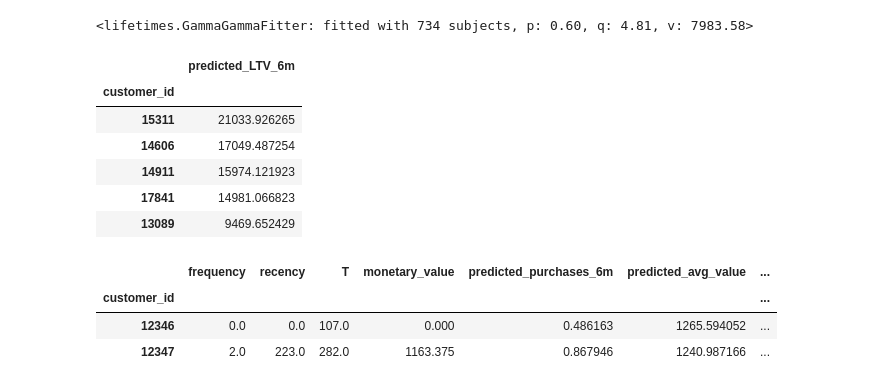
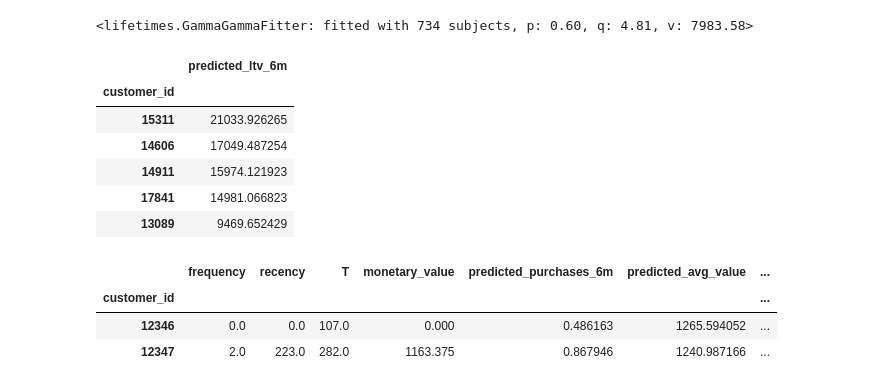
Before and after one commit to CGrainger1/LTV-Capstone-Project, a Jupyter notebook: Step_4_LTV Calculation.ipynb, the cells around one changed output. Cells and saved outputs as stored; diff of their text form; code cells hidden in the pictures.

```diff
--- a/Step_4_LTV Calculation.ipynb
+++ b/Step_4_LTV Calculation.ipynb
@@ -127,18 +112,18 @@ ggf.fit(returning_customers['frequency'], returning_customers['monetary_value'])
 # %%
 # Predict expected number of purchases
 summary['predicted_purchases_6m'] = bgf.conditional_expected_number_of_purchases_up_to_time(180,
             summary['frequency'], summary['recency'], summary['T'])
 
 # Predict expected average revenue
 summary['predicted_avg_value'] = ggf.conditional_expected_average_profit(summary['frequency'], summary['monetary_value'])
 
 # Final LTV
-summary['predicted_LTV_6m'] = summary['predicted_purchases_6m'] * summary['predicted_avg_value']
+summary['predicted_ltv_6m'] = summary['predicted_purchases_6m'] * summary['predicted_avg_value']
 
 # View top customers by predicted LTV
-summary[['predicted_LTV_6m']].sort_values(by='predicted_LTV_6m', ascending=False).head()
+summary[['predicted_ltv_6m']].sort_values(by='predicted_ltv_6m', ascending=False).head()
 # %% [output]
-|  | predicted_LTV_6m |
+|  | predicted_ltv_6m |
 | customer_id |  |
 | 15311 | 21033.926265 |
 | 14606 | 17049.487254 |
```
Also changed, not shown: parts of 4 cells of this notebook, 10 other files.
